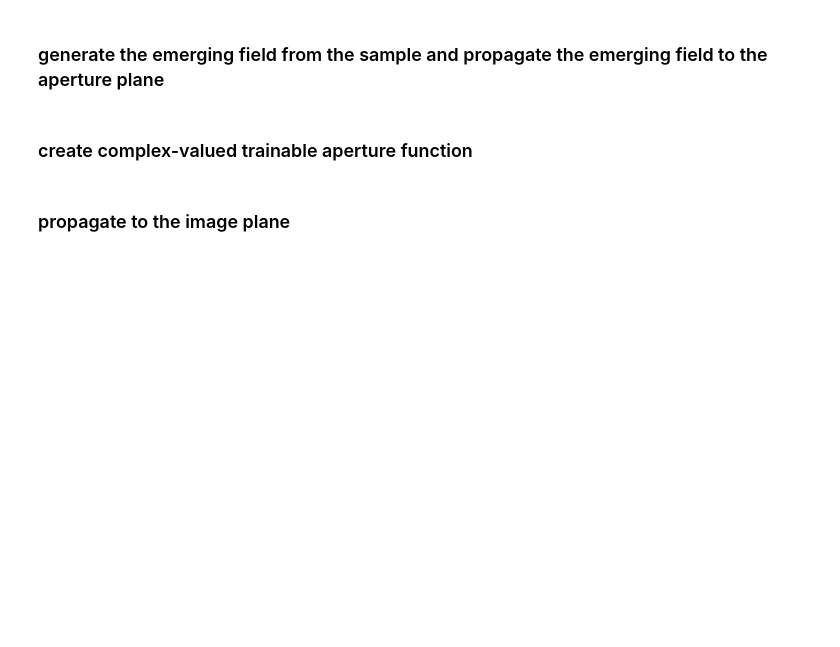
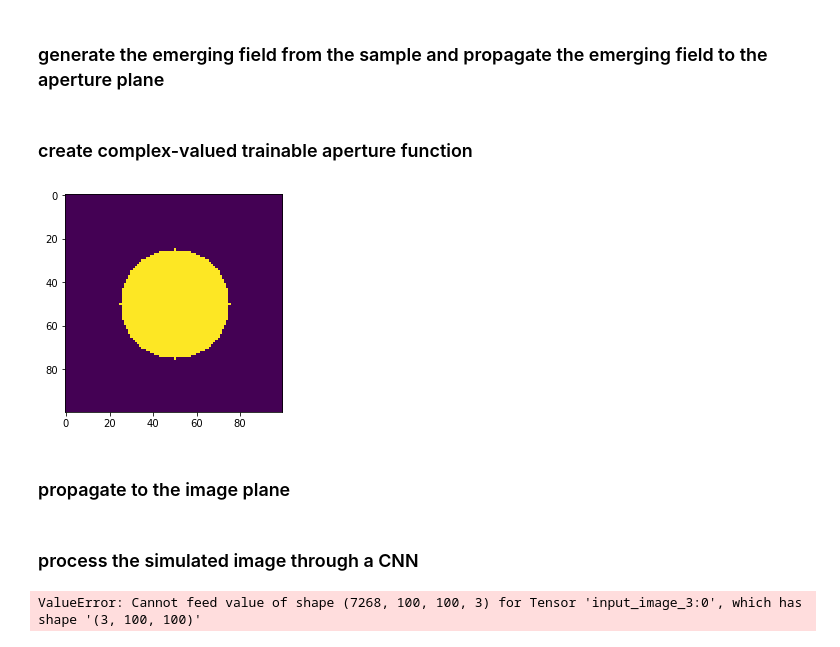
Before and after one commit to SylviaCHS/BME590_ML_Final_Project, a Jupyter notebook: BME590_Final_Project_keras.ipynb, the cells around one changed output. Saved outputs shown, nothing was run; the diff lists cells and outputs as text; code cells hidden in the pictures; blank space fills up the shorter version.

```diff
--- a/BME590_Final_Project_keras.ipynb
+++ b/BME590_Final_Project_keras.ipynb
@@ -264,7 +322,7 @@ X_test = convert_MNIST(X_test, wavelength, thickness)
 ### create input pipeline for generating training/testing batches
 # %%
 # this can be either X_train/y_train or X_test/y_test, so we make a placeholder that we can feed into:
-X_train_or_test = tf.placeholder(tf.complex64, [None, 100, 100], name='input_image')
+X_train_or_test = tf.placeholder(tf.complex64, [3, 100, 100], name='input_image')
 y_train_or_test = tf.placeholder(tf.int32, [None], name='image_label')
 batch_size = 32
 
@@ -281,7 +339,7 @@ train_illumination = True
 
 # create the variable corresponding to the input illumination phase; initialize to a constant phase:
 # (remember this is a weight variable that you will optimize!)
-input_illumination_phase = tf.Variable(tf.random.uniform([100,100]),dtype=np.float32,trainable=train_illumination)
+input_illumination_phase = tf.Variable(tf.random_uniform([100,100]),dtype=np.float32,trainable=train_illumination)
 input_illumination_phase = tf.cast(input_illumination_phase, tf.complex64)
 
 # using that input phase, create the input field:
@@ -297,29 +355,32 @@ aperture_plane = tf.fft2d(emerging_field)
 # %%
 # use this flag to allow/disallow training of the aperture plane; pass this into the tf.Variable definition:
 train_aperture = True
 
 # the aperture function consists of two parts: 1) the circular aperture as in HW4, and 2) a trainable 28x28 phase array
 # create a circular aperture as you did in HW4:
 r = 0.25 * 100
-circ_aper = np.zeros([100,100])
+circ_aper1 = np.zeros([100,100])
 for i in range(100):
     for j in range(100):
         if (i-50)**2+(j-50)**2 <= r**2:
-            circ_aper[i,j] = 1
+            circ_aper1[i,j] = 1
 
-plt.imshow(circ_aper)
-circ_aper = np.fft.fftshift(circ_aper)
+plt.imshow(circ_aper1)
+circ_aper2 = np.dstack([circ_aper1,circ_aper1,circ_aper1])
+circ_aper = np.fft.fftshift(circ_aper1)
 
 # create the variable corresponding to the aperture phase; initialize to a constant phase:
 # (remember this is a weight variable that you will optimize!)
-aperture_phase = tf.Variable(tf.random.uniform([100,100]),dtype=np.float32)
+aperture_phase = tf.Variable(tf.random_uniform([100,100]),dtype=np.float32)
 aperture_phase = tf.cast(aperture_phase, tf.complex64)
 
 # write the full aperture function, combining the above two components:
 aperture = circ_aper * tf.exp(1j * aperture_phase)
 
 # filter the field that you propagated:
 aperture_plane_filtered = aperture_plane * aperture
+# %% [output]
+[figure, added]
 # %% [markdown]
 ### propagate to the image plane
 # %%
@@ -329,3 +390,5 @@ image = (tf.abs(tf.ifft2d(aperture_plane_filtered)))**2
 
 # add noise:
 #image += tf.random_normal([100,100],stddev=0.05)
+# %% [markdown]
+### process the simulated image through a CNN
@@ -331,0 +424,5 @@ image = (tf.abs(tf.ifft2d(aperture_plane_filtered)))**2
+# %%
+# this code tells our batch_generator to generate training batches:
+sess.run(batch_generator.initializer, feed_dict={X_train_or_test: X_train, y_train_or_test: y_train})
+# %% [output]
+ValueError: Cannot feed value of shape (7268, 100, 100, 3) for Tensor 'input_image_3:0', which has shape '(3, 100, 100)'
```
Also changed, not shown: parts of 12 cells of this notebook.
